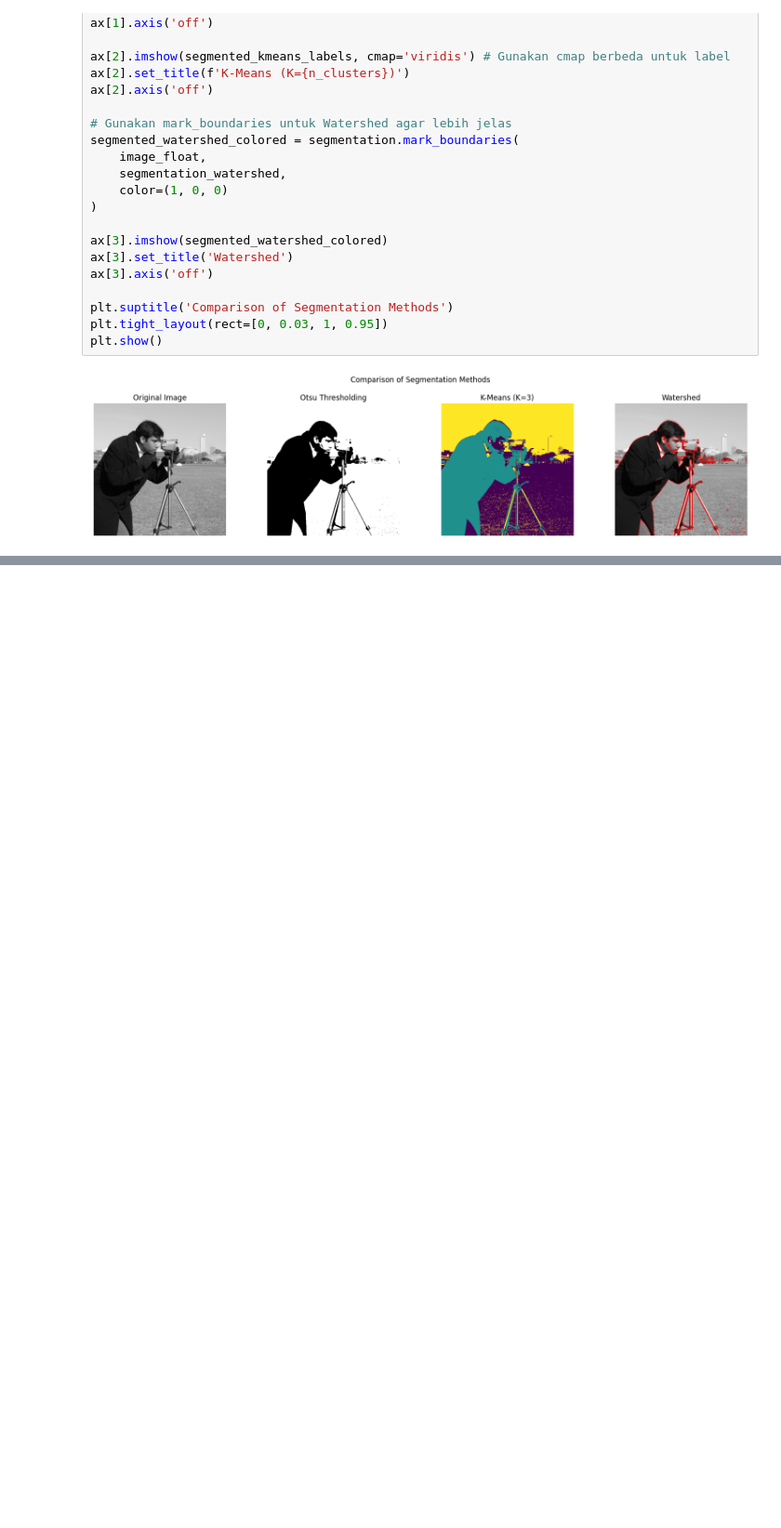
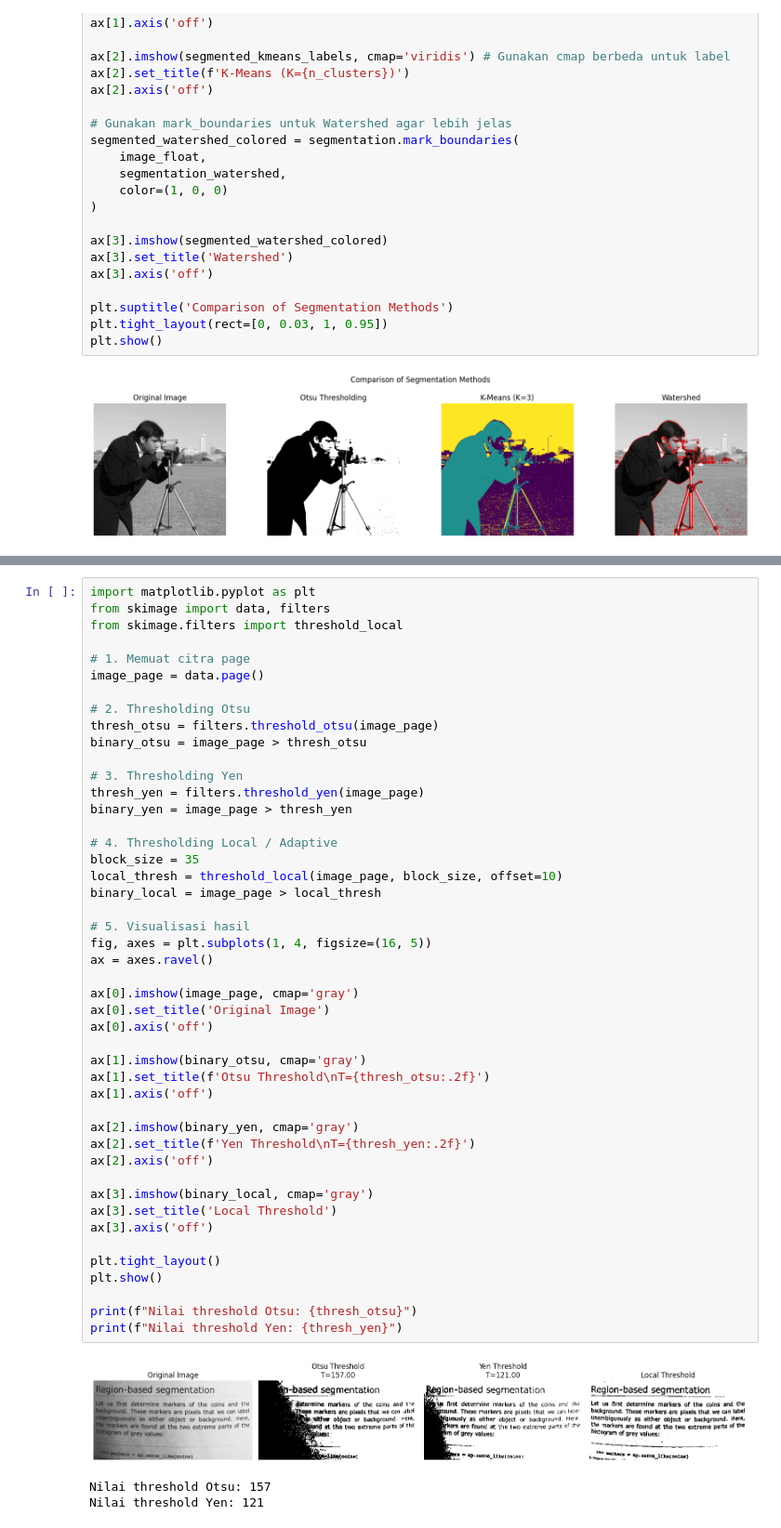
Before and after one commit to KidiXDev/pengolahan-citra-nugas, a Jupyter notebook: job4.ipynb, the cells around one changed output, grey strips where cells are left out. Shown at 93% size. Drawn from its saved outputs; the diff is of its cells as text; blank space fills up the shorter version.

```diff
--- a/job4.ipynb
+++ b/job4.ipynb
@@ -292,0 +296,50 @@ plt.show()
+# %%
+import matplotlib.pyplot as plt
+from skimage import data, filters
+from skimage.filters import threshold_local
+
+# 1. Memuat citra page
+image_page = data.page()
+
+# 2. Thresholding Otsu
+thresh_otsu = filters.threshold_otsu(image_page)
+binary_otsu = image_page > thresh_otsu
+
+# 3. Thresholding Yen
+thresh_yen = filters.threshold_yen(image_page)
+binary_yen = image_page > thresh_yen
+
+# 4. Thresholding Local / Adaptive
+block_size = 35
+local_thresh = threshold_local(image_page, block_size, offset=10)
+binary_local = image_page > local_thresh
+
+# 5. Visualisasi hasil
+fig, axes = plt.subplots(1, 4, figsize=(16, 5))
+ax = axes.ravel()
+
+ax[0].imshow(image_page, cmap='gray')
+ax[0].set_title('Original Image')
+ax[0].axis('off')
+
+ax[1].imshow(binary_otsu, cmap='gray')
+ax[1].set_title(f'Otsu Threshold\nT={thresh_otsu:.2f}')
+ax[1].axis('off')
+
+ax[2].imshow(binary_yen, cmap='gray')
+ax[2].set_title(f'Yen Threshold\nT={thresh_yen:.2f}')
+ax[2].axis('off')
+
+ax[3].imshow(binary_local, cmap='gray')
+ax[3].set_title('Local Threshold')
+ax[3].axis('off')
+
+plt.tight_layout()
+plt.show()
+
+print(f"Nilai threshold Otsu: {thresh_otsu}")
+print(f"Nilai threshold Yen: {thresh_yen}")
+# %% [output]
+[figure, added]
+Nilai threshold Otsu: 157
+Nilai threshold Yen: 121
```
Also changed, not shown: parts of 3 cells of this notebook.
